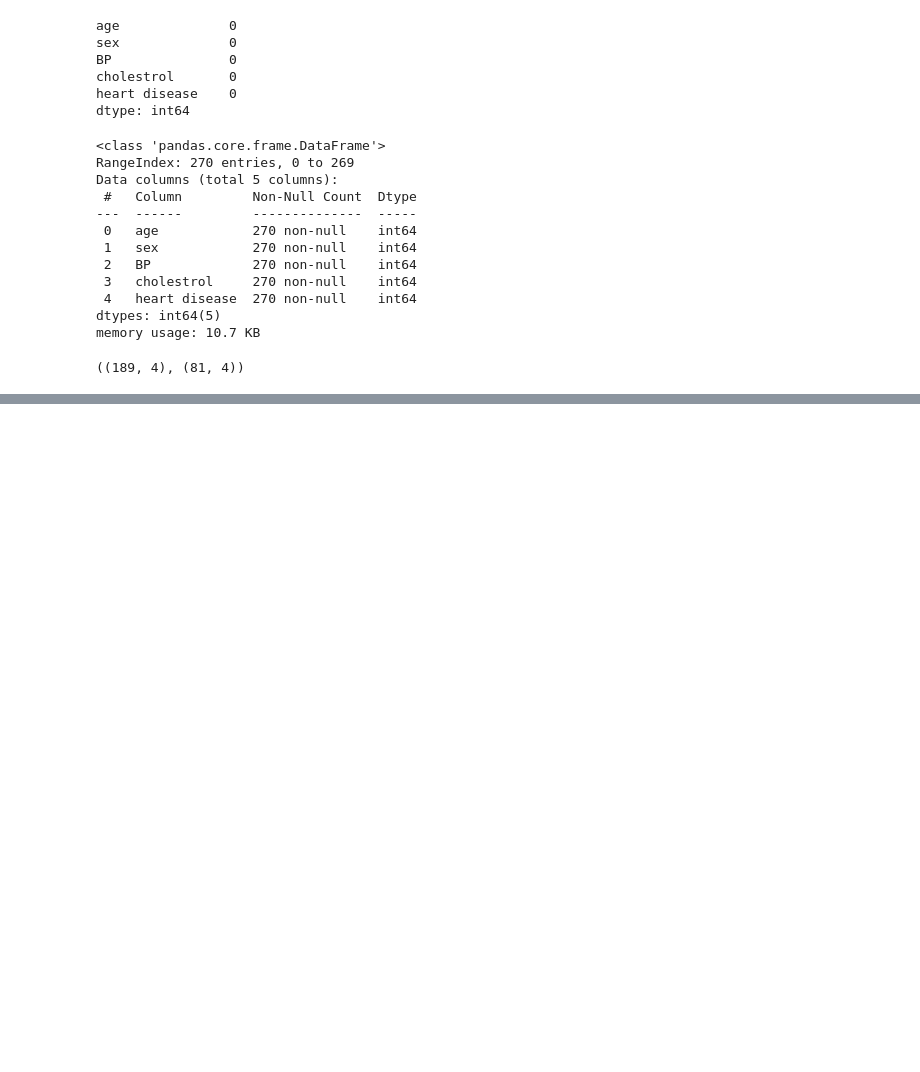
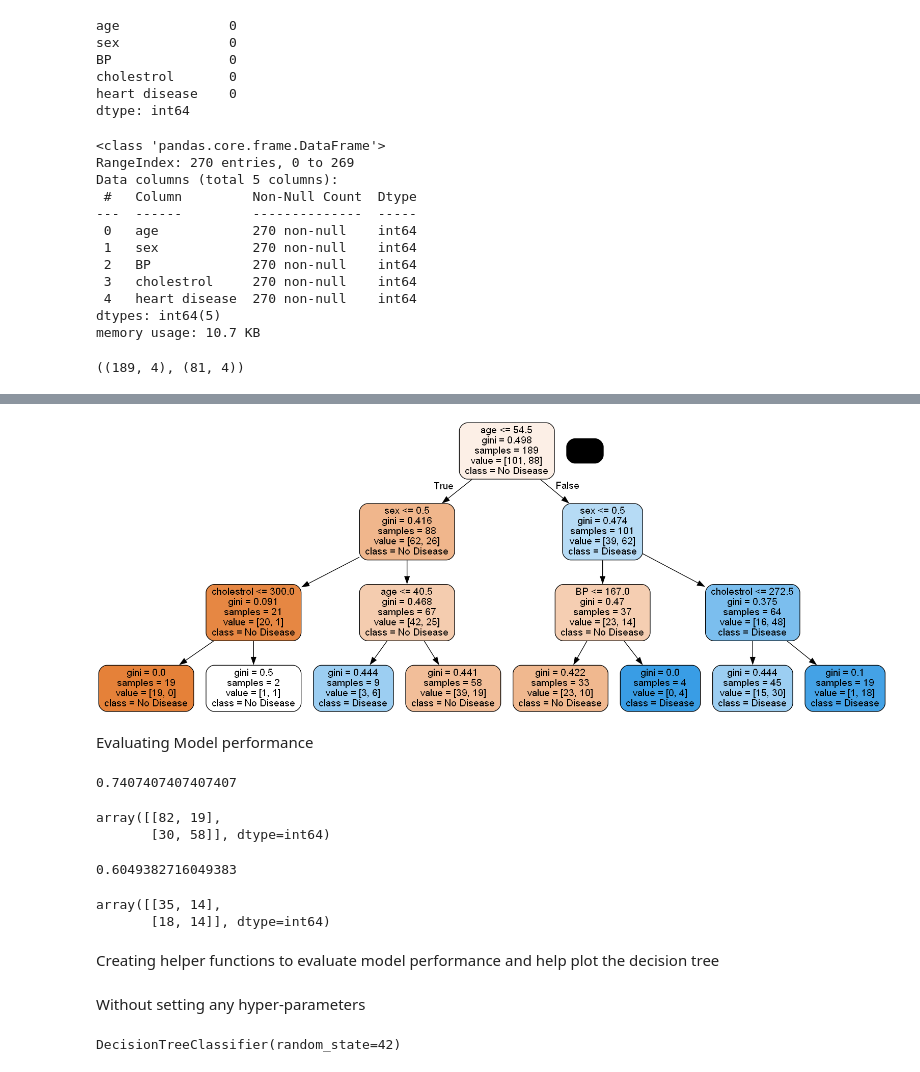
Before and after one commit to Ashik-Mohammed-S/Heart_disease_prediction, a Jupyter notebook: Heart_disease.ipynb, the cells around one changed output, grey strips where cells are left out. Cells and saved outputs as stored; diff of their text form; code cells hidden in the pictures; blank space fills up the shorter version.

Commit message:
defining_max_depth

```diff
--- a/Heart_disease.ipynb
+++ b/Heart_disease.ipynb
@@ -52,0 +57,3 @@ X_train.shape,X_test.shape
+# %%
+dt= DecisionTreeClassifier(max_depth=3)
+dt.fit(X_train,y_train)
@@ -52,0 +72,10 @@ X_train.shape,X_test.shape
+# %%
+dot_data= StringIO()
+
+export_graphviz(dt, out_file=dot_data,filled=True,rounded=True,feature_names=X.columns,class_names=["No Disease","Disease"])
+graph= pydotplus.graph_from_dot_data(dot_data.getvalue())
+Image(graph.create_png())
+# %% [output]
+[figure, added]
+# %% [markdown]
+Evaluating Model performance
@@ -52,0 +87,16 @@ X_train.shape,X_test.shape
+# %%
+print(accuracy_score(y_train, y_train_pred))
+confusion_matrix(y_train, y_train_pred)
+# %% [output]
+0.7407407407407407
+array([[82, 19],
+       [30, 58]], dtype=int64)
+# %%
+print(accuracy_score(y_test, y_test_pred))
+confusion_matrix(y_test, y_test_pred)
+# %% [output]
+0.6049382716049383
+array([[35, 14],
+       [18, 14]], dtype=int64)
+# %% [markdown]
+Creating helper functions to evaluate model performance and help plot the decision tree
@@ -52,0 +120,7 @@ X_train.shape,X_test.shape
+# %% [markdown]
+Without setting any hyper-parameters
+# %%
+dt_default = DecisionTreeClassifier(random_state=42)
+dt_default.fit(X_train, y_train)
+# %% [output]
+DecisionTreeClassifier(random_state=42)
```
Also changed, not shown: parts of 15 cells of this notebook.
